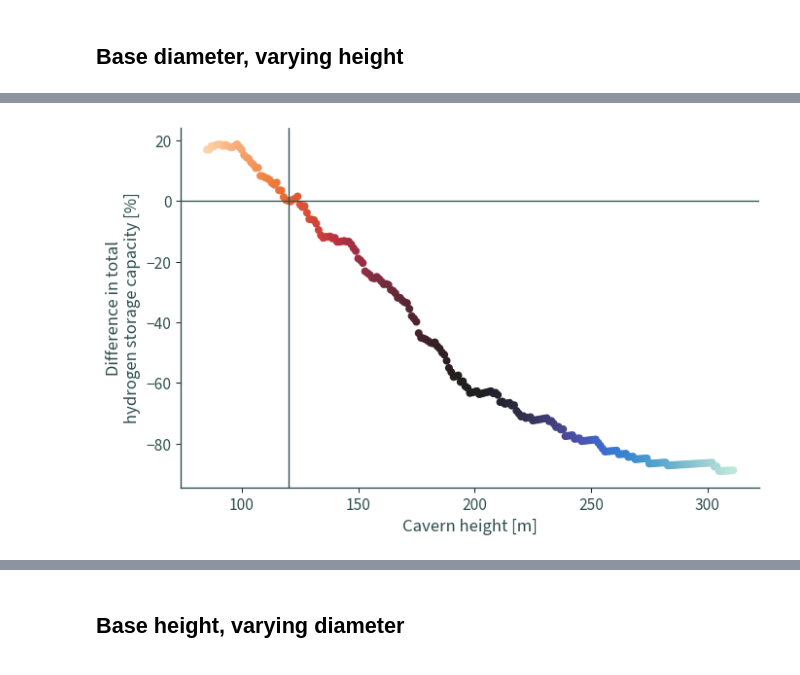
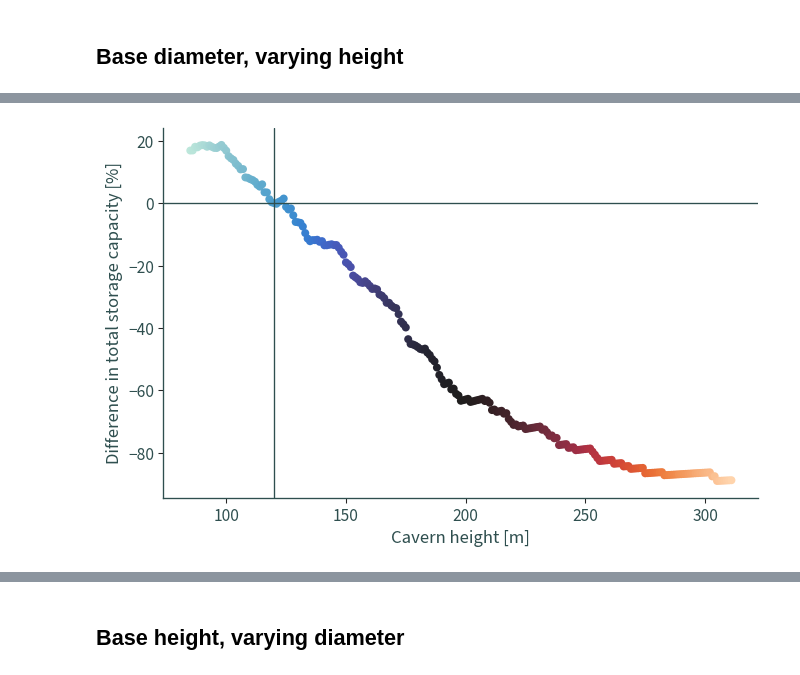
Before and after one commit to wind-to-hydrogen-toolkit/hydrogen-salt-storage, a Jupyter notebook: docs/notebooks/sensitivity.ipynb, the cells around one changed output, grey strips where cells are left out. Drawn from its saved outputs; the diff is of its cells as text; code cells hidden in the pictures.

```diff
--- a/docs/notebooks/sensitivity.ipynb
+++ b/docs/notebooks/sensitivity.ipynb
@@ -163,19 +187,19 @@ dd_sum = (
 # %%
 plt.figure(figsize=(8, 5))
 ax = sns.scatterplot(
     data=dd_sum,
     hue="cavern_height",
     y="capacity",
     x="cavern_height",
-    palette="icefire_r",
+    palette="icefire",
     legend=False,
     linewidth=0,
 )
 ax.axhline(0, color="darkslategrey", linewidth=1)
 ax.axvline(120, color="darkslategrey", linewidth=1)
 ax.set_xlabel("Cavern height [m]")
-ax.set_ylabel("Difference in total\nhydrogen storage capacity [%]")
+ax.set_ylabel("Difference in total storage capacity [%]")
 sns.despine()
 plt.show()
 # %% [output]
-[figure, old version]
+[figure, new version]
```
Also changed, not shown: parts of 12 cells of this notebook, 3 other files.
